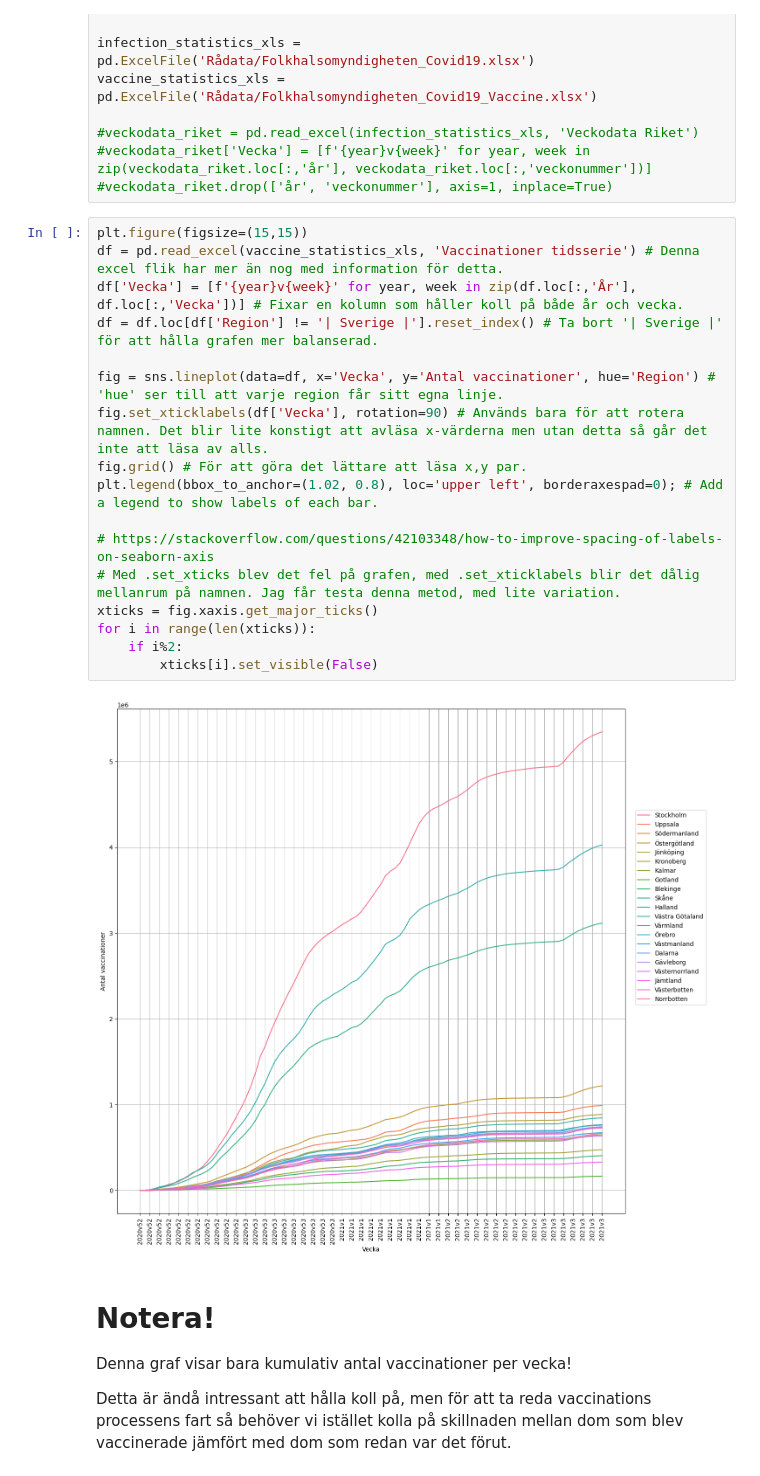
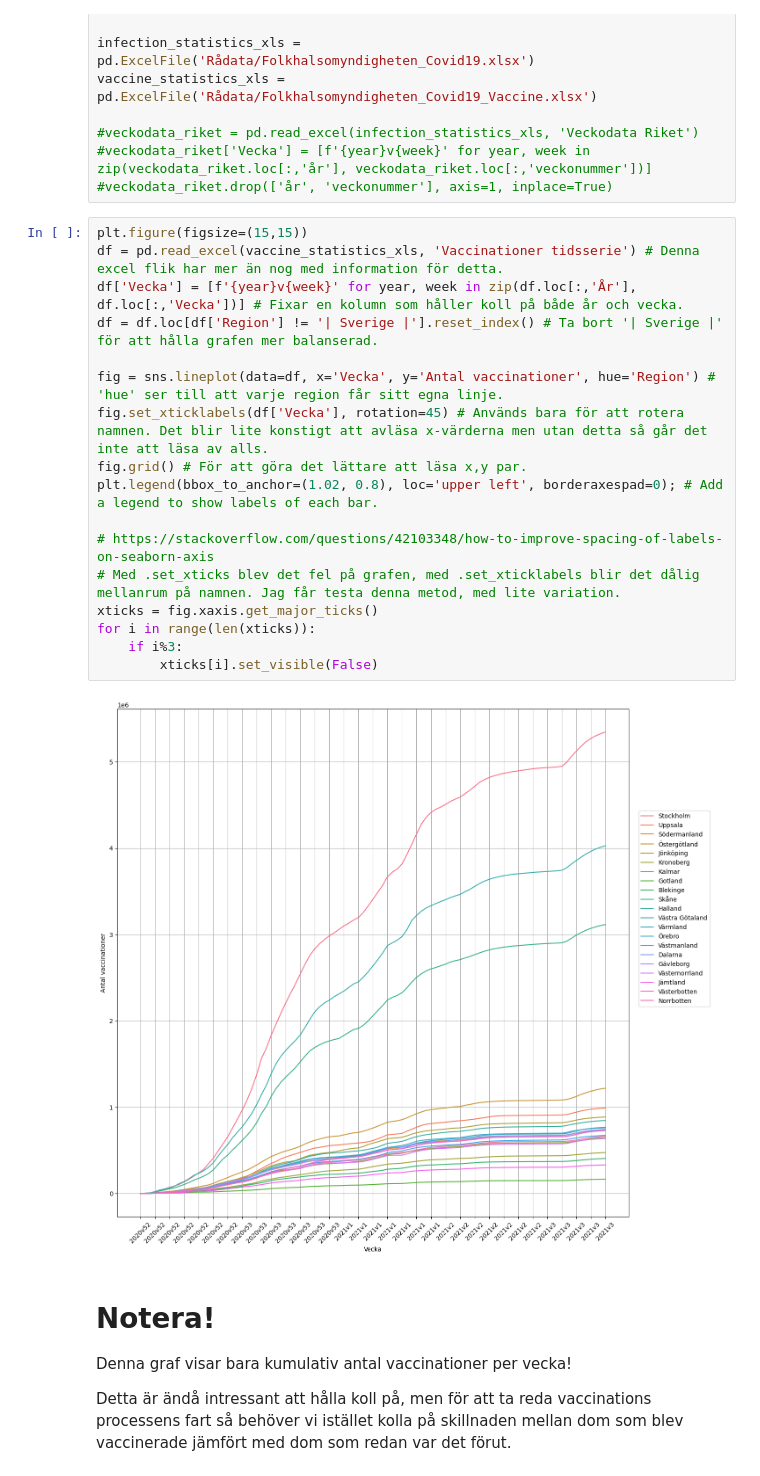
Before and after one commit to GuillermoTuesta/Python-GuillermoTuesta, a Jupyter notebook: IT-Högskolan/Labs/Covid19 - Labb4/KPI_Undersökning.ipynb, the cells around one changed output. Cells and saved outputs as stored; diff of their text form.

```diff
--- a/IT-Högskolan/Labs/Covid19 - Labb4/KPI_Undersökning.ipynb
+++ b/IT-Högskolan/Labs/Covid19 - Labb4/KPI_Undersökning.ipynb
@@ -26,22 +26,22 @@ vaccine_statistics_xls = pd.ExcelFile('Rådata/Folkhalsomyndigheten_Covid19_Vacc
 # %%
 plt.figure(figsize=(15,15))
 df = pd.read_excel(vaccine_statistics_xls, 'Vaccinationer tidsserie') # Denna excel flik har mer än nog med information för detta.
 df['Vecka'] = [f'{year}v{week}' for year, week in zip(df.loc[:,'År'], df.loc[:,'Vecka'])] # Fixar en kolumn som håller koll på både år och vecka.
 df = df.loc[df['Region'] != '| Sverige |'].reset_index() # Ta bort '| Sverige |' för att hålla grafen mer balanserad.
 
 fig = sns.lineplot(data=df, x='Vecka', y='Antal vaccinationer', hue='Region') # 'hue' ser till att varje region får sitt egna linje.
-fig.set_xticklabels(df['Vecka'], rotation=90) # Används bara för att rotera namnen. Det blir lite konstigt att avläsa x-värderna men utan detta så går det inte att läsa av alls.
+fig.set_xticklabels(df['Vecka'], rotation=45) # Används bara för att rotera namnen. Det blir lite konstigt att avläsa x-värderna men utan detta så går det inte att läsa av alls.
 fig.grid() # För att göra det lättare att läsa x,y par.
 plt.legend(bbox_to_anchor=(1.02, 0.8), loc='upper left', borderaxespad=0); # Add a legend to show labels of each bar.
 
 # https://stackoverflow.com/questions/42103348/how-to-improve-spacing-of-labels-on-seaborn-axis
 # Med .set_xticks blev det fel på grafen, med .set_xticklabels blir det dålig mellanrum på namnen. Jag får testa denna metod, med lite variation.
 xticks = fig.xaxis.get_major_ticks()
 for i in range(len(xticks)):
-    if i%2:
+    if i%3:
         xticks[i].set_visible(False)
 # %% [output]
-[figure, old version]
+[figure, new version]
 # %% [markdown]
 # Notera!
 Denna graf visar bara kumulativ antal vaccinationer per vecka!
```
Also changed, not shown: parts of 3 cells of this notebook.
